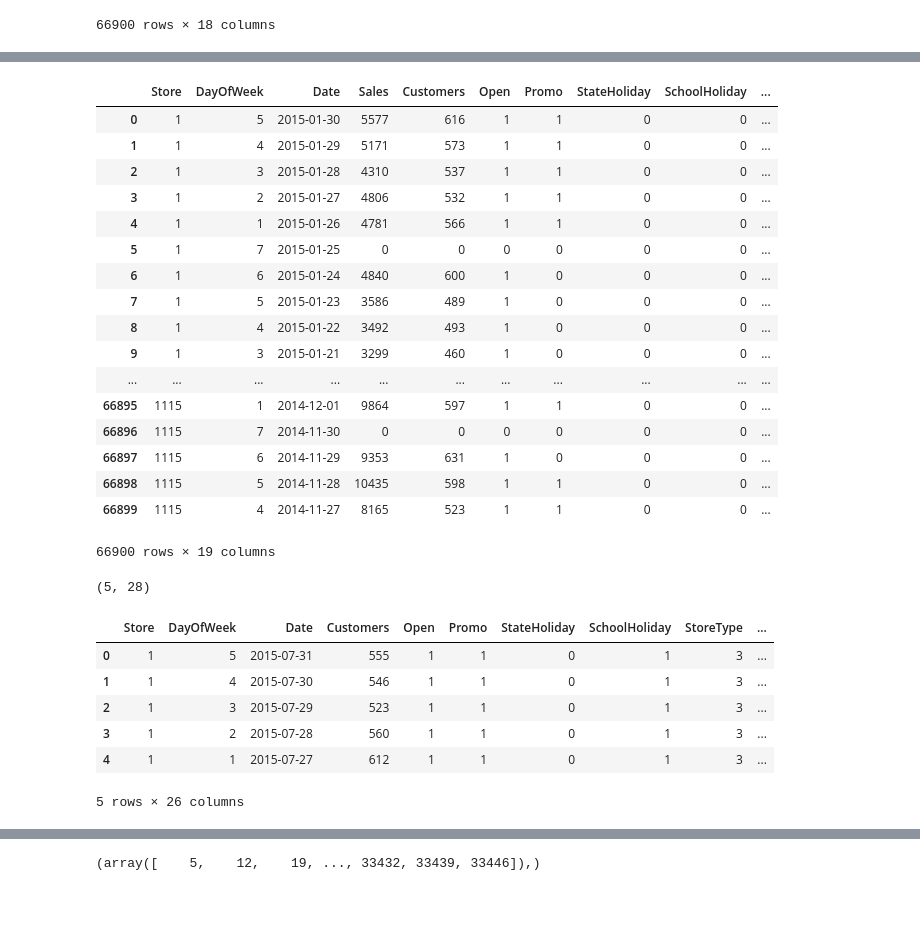
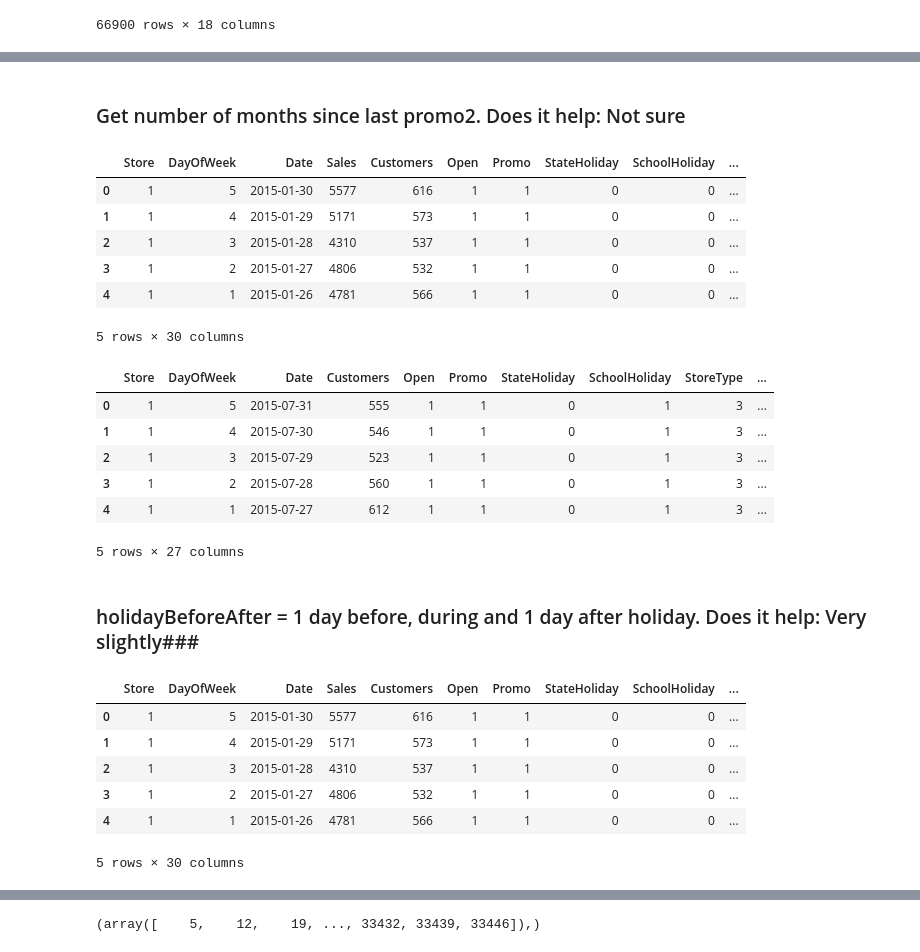
Before and after one commit to HooDeLin/CS3244-Homework-3, a Jupyter notebook: CS3244 Homework 3-Copy2.ipynb, the cells around one changed output, grey strips where cells are left out. Cells and saved outputs as stored; diff of their text form; code cells hidden in the pictures; blank space fills up the shorter version.

```diff
--- a/CS3244 Homework 3-Copy2.ipynb
+++ b/CS3244 Homework 3-Copy2.ipynb
@@ -194,3 +255,5 @@ def weeklySalesAverage():
             trainData.set_value(i, 'weeklyAverageSales', weeklySales/count)
 # %%
 weeklySalesAverage()
+# %% [markdown]
+### Get number of months since last promo2. Does it help: Not sure ###
@@ -197,21 +298,13 @@ weeklySalesAverage()
+# %%
+trainData['Promo2Month'] = trainData.apply(lambda row: promo2Week(row), axis=1)
+testData['Promo2Month'] = testData.apply(lambda row: promo2Week(row), axis=1)
 # %%
-trainData
+trainData.head()
 # %% [output]
 |  | Store | DayOfWeek | Date | Sales | Customers | Open | Promo | StateHoliday | SchoolHoliday | ... |
 | 0 | 1 | 5 | 2015-01-30 | 5577 | 616 | 1 | 1 | 0 | 0 | ... |
 | 1 | 1 | 4 | 2015-01-29 | 5171 | 573 | 1 | 1 | 0 | 0 | ... |
 | 2 | 1 | 3 | 2015-01-28 | 4310 | 537 | 1 | 1 | 0 | 0 | ... |
 | 3 | 1 | 2 | 2015-01-27 | 4806 | 532 | 1 | 1 | 0 | 0 | ... |
 | 4 | 1 | 1 | 2015-01-26 | 4781 | 566 | 1 | 1 | 0 | 0 | ... |
-| 5 | 1 | 7 | 2015-01-25 | 0 | 0 | 0 | 0 | 0 | 0 | ... |
-| 6 | 1 | 6 | 2015-01-24 | 4840 | 600 | 1 | 0 | 0 | 0 | ... |
-| 7 | 1 | 5 | 2015-01-23 | 3586 | 489 | 1 | 0 | 0 | 0 | ... |
-| 8 | 1 | 4 | 2015-01-22 | 3492 | 493 | 1 | 0 | 0 | 0 | ... |
-| 9 | 1 | 3 | 2015-01-21 | 3299 | 460 | 1 | 0 | 0 | 0 | ... |
-| ... | ... | ... | ... | ... | ... | ... | ... | ... | ... | ... |
-| 66895 | 1115 | 1 | 2014-12-01 | 9864 | 597 | 1 | 1 | 0 | 0 | ... |
-| 66896 | 1115 | 7 | 2014-11-30 | 0 | 0 | 0 | 0 | 0 | 0 | ... |
-| 66897 | 1115 | 6 | 2014-11-29 | 9353 | 631 | 1 | 0 | 0 | 0 | ... |
-| 66898 | 1115 | 5 | 2014-11-28 | 10435 | 598 | 1 | 1 | 0 | 0 | ... |
-| 66899 | 1115 | 4 | 2014-11-27 | 8165 | 523 | 1 | 1 | 0 | 0 | ... |
-66900 rows × 19 columns
+5 rows × 30 columns
@@ -237,4 +310,0 @@ trainData['isStartPromo2'] = trainData.apply(lambda row: isStartPromo2(row), axi
-# %%
-trainData.head().shape
-# %% [output]
-(5, 28)
@@ -266,4 +317,4 @@ testData.head()
 | 2 | 1 | 3 | 2015-07-29 | 523 | 1 | 1 | 0 | 1 | 3 | ... |
 | 3 | 1 | 2 | 2015-07-28 | 560 | 1 | 1 | 0 | 1 | 3 | ... |
 | 4 | 1 | 1 | 2015-07-27 | 612 | 1 | 1 | 0 | 1 | 3 | ... |
-5 rows × 26 columns
+5 rows × 27 columns
@@ -269,0 +327,2 @@ testData.head()
+# %% [markdown]
+### holidayBeforeAfter = 1 day before, during and 1 day after holiday. Does it help: Very slightly###
@@ -269,0 +332,10 @@ testData.head()
+# %%
+trainData.head()
+# %% [output]
+|  | Store | DayOfWeek | Date | Sales | Customers | Open | Promo | StateHoliday | SchoolHoliday | ... |
+| 0 | 1 | 5 | 2015-01-30 | 5577 | 616 | 1 | 1 | 0 | 0 | ... |
+| 1 | 1 | 4 | 2015-01-29 | 5171 | 573 | 1 | 1 | 0 | 0 | ... |
+| 2 | 1 | 3 | 2015-01-28 | 4310 | 537 | 1 | 1 | 0 | 0 | ... |
+| 3 | 1 | 2 | 2015-01-27 | 4806 | 532 | 1 | 1 | 0 | 0 | ... |
+| 4 | 1 | 1 | 2015-01-26 | 4781 | 566 | 1 | 1 | 0 | 0 | ... |
+5 rows × 30 columns
```
Also changed, not shown: parts of 49 cells of this notebook.
